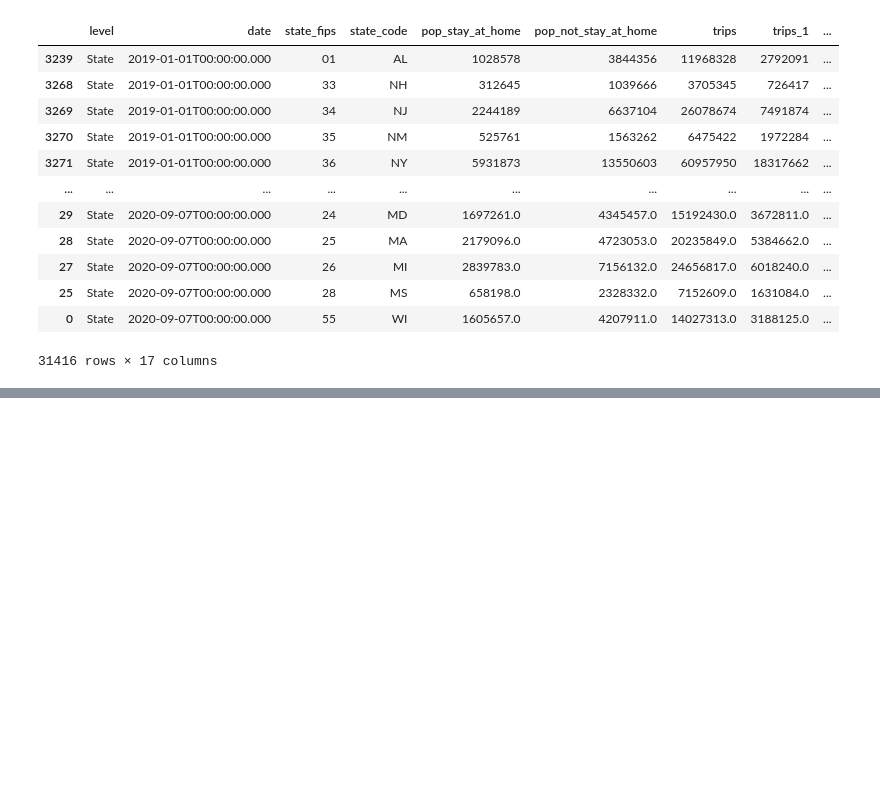
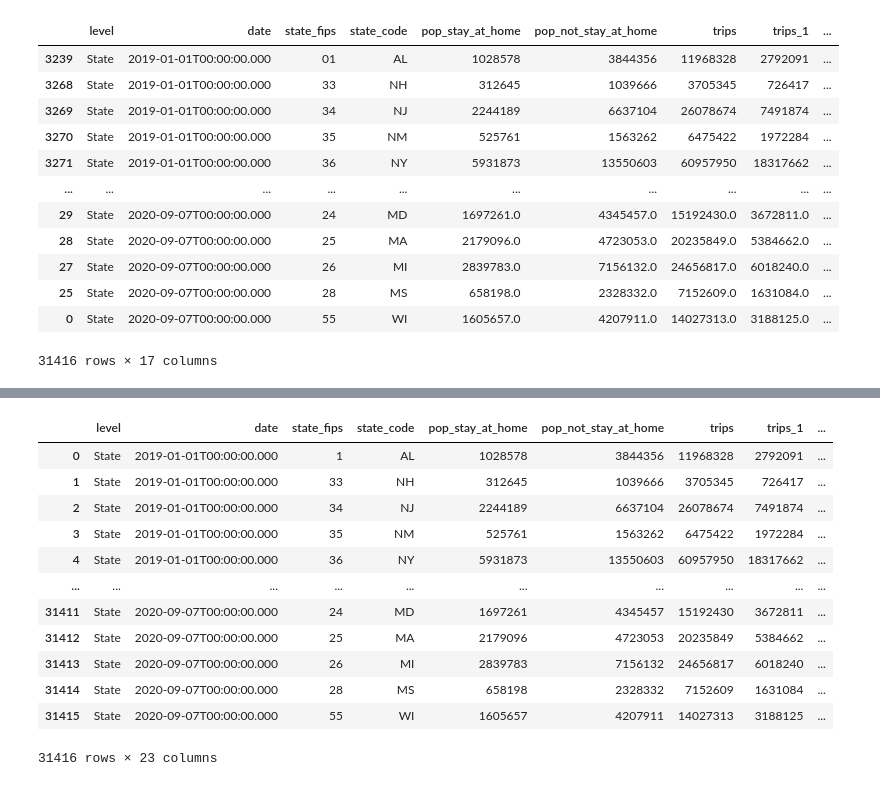
Before and after one commit to aselvan8/project_travel_plan, a Jupyter notebook: data_extraction.ipynb, the cells around one changed output, grey strips where cells are left out. Saved outputs shown, nothing was run; the diff lists cells and outputs as text; code cells hidden in the pictures; blank space fills up the shorter version.

```diff
--- a/data_extraction.ipynb
+++ b/data_extraction.ipynb
@@ -68,0 +219,3 @@ results_date_sort
+# %%
+df_state = table_state[0]
+df_state.head()
@@ -68,0 +229,3 @@ results_date_sort
+# %%
+df_state = df_state.drop(['Abbreviation'],axis=1)
+df_state.head()
@@ -68,0 +239,3 @@ results_date_sort
+# %%
+merged_state = pd.merge(df_coord,df_state, how = 'inner', on='State')
+merged_state
@@ -68,0 +260,4 @@ results_date_sort
+# %%
+merged_state = merged_state.rename(columns={'Postalcode':'state_code','State':'state','Latitude':'latitude',
+                                            'Longitude':'longitude'})
+merged_state
@@ -68,0 +282,17 @@ results_date_sort
+# %%
+merged_travel = pd.merge(results_convert,merged_state, how = 'left', on='state_code')
+merged_travel
+# %% [output]
+|  | level | date | state_fips | state_code | pop_stay_at_home | pop_not_stay_at_home | trips | trips_1 | ... |
+| 0 | State | 2019-01-01T00:00:00.000 | 1 | AL | 1028578 | 3844356 | 11968328 | 2792091 | ... |
+| 1 | State | 2019-01-01T00:00:00.000 | 33 | NH | 312645 | 1039666 | 3705345 | 726417 | ... |
+| 2 | State | 2019-01-01T00:00:00.000 | 34 | NJ | 2244189 | 6637104 | 26078674 | 7491874 | ... |
+| 3 | State | 2019-01-01T00:00:00.000 | 35 | NM | 525761 | 1563262 | 6475422 | 1972284 | ... |
+| 4 | State | 2019-01-01T00:00:00.000 | 36 | NY | 5931873 | 13550603 | 60957950 | 18317662 | ... |
+| ... | ... | ... | ... | ... | ... | ... | ... | ... | ... |
+| 31411 | State | 2020-09-07T00:00:00.000 | 24 | MD | 1697261 | 4345457 | 15192430 | 3672811 | ... |
+| 31412 | State | 2020-09-07T00:00:00.000 | 25 | MA | 2179096 | 4723053 | 20235849 | 5384662 | ... |
+| 31413 | State | 2020-09-07T00:00:00.000 | 26 | MI | 2839783 | 7156132 | 24656817 | 6018240 | ... |
+| 31414 | State | 2020-09-07T00:00:00.000 | 28 | MS | 658198 | 2328332 | 7152609 | 1631084 | ... |
+| 31415 | State | 2020-09-07T00:00:00.000 | 55 | WI | 1605657 | 4207911 | 14027313 | 3188125 | ... |
+31416 rows × 23 columns
```
Also changed, not shown: parts of 17 cells of this notebook, 1 other file.
